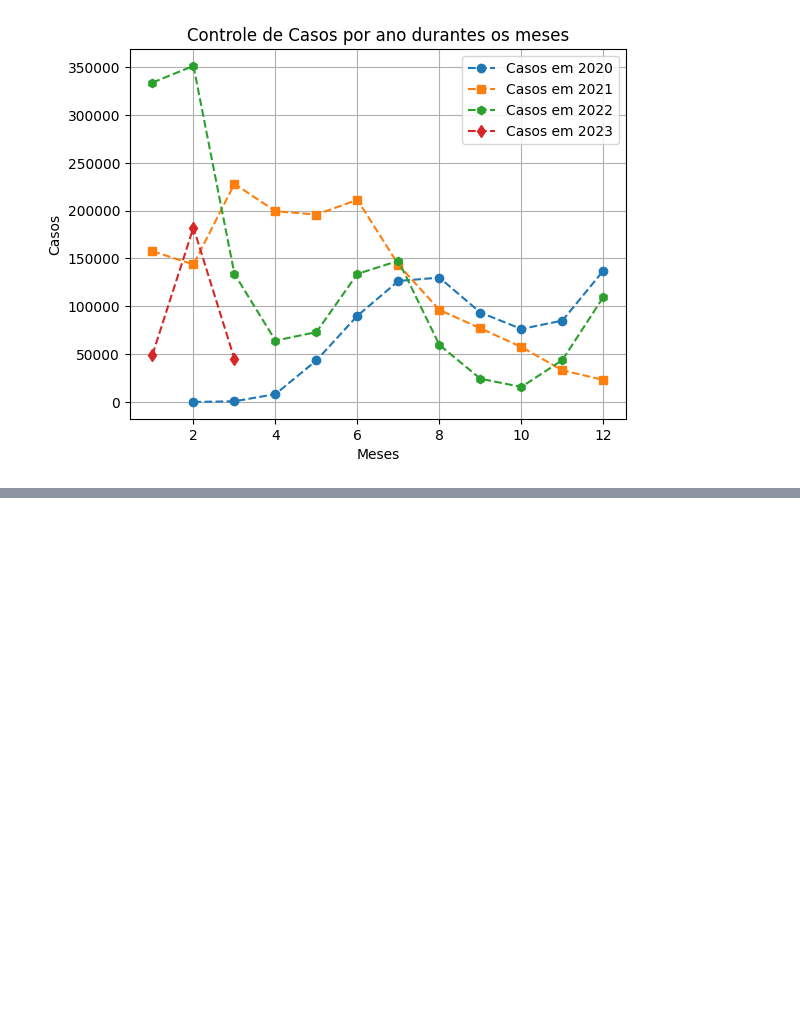
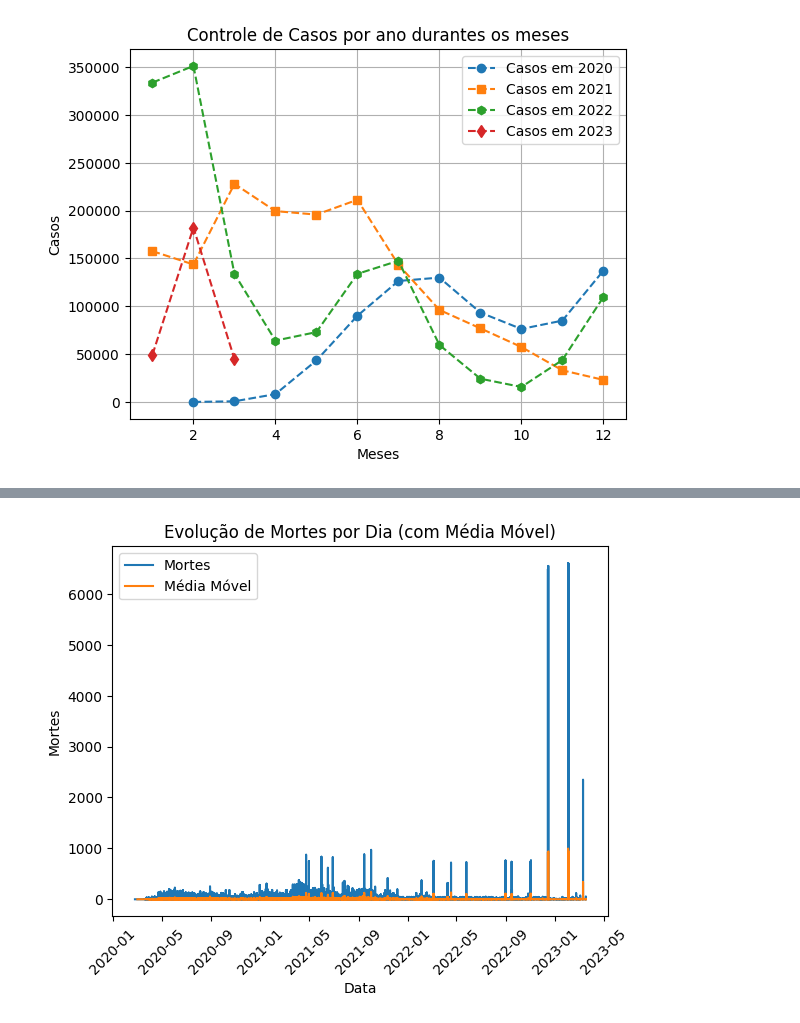
Before and after one commit to ericgbraz/COLAB_PED, a Jupyter notebook: Projeto_Final.ipynb, the cells around one changed output, grey strips where cells are left out. Saved outputs shown, nothing was run; the diff lists cells and outputs as text; code cells hidden in the pictures; blank space fills up the shorter version.

```diff
--- a/Projeto_Final.ipynb
+++ b/Projeto_Final.ipynb
@@ -209,0 +222,14 @@ plt.legend();
+# %%
+df_final['media_movel'] = df_final['newDeaths'].rolling(window=7).mean()  # Substitua 'mortes' pelo nome da coluna correta
+
+# Plotar gráfico de linha com média móvel
+plt.plot(df_final['date'], df_final['newDeaths'], label='Mortes')  # Substitua 'mortes' pelo nome da coluna correta
+plt.plot(df_final['date'], df_final['media_movel'], label='Média Móvel')
+plt.xlabel('Data')
+plt.ylabel('Mortes')
+plt.title('Evolução de Mortes por Dia (com Média Móvel)')
+plt.xticks(rotation=45)
+plt.legend()
+plt.show()
+# %% [output]
+[figure, added]
```
Also changed, not shown: parts of 3 cells of this notebook.
